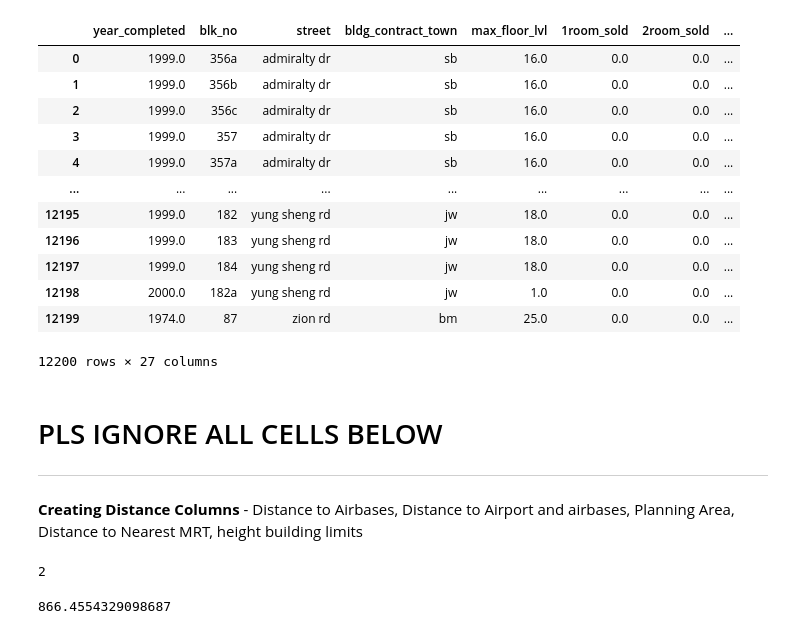
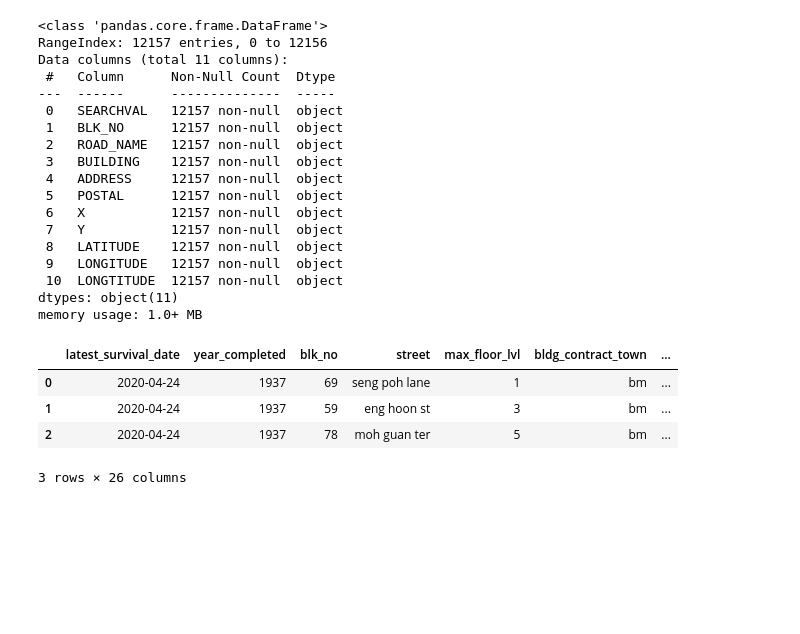
Before and after one commit to hesamuel/enbot, a Jupyter notebook: code/02_Scraping_OneMapSG.ipynb, the cells around one changed output. Saved outputs shown, nothing was run; the diff lists cells and outputs as text; code cells hidden in the pictures; blank space fills up the shorter version.

```diff
--- a/code/02_Scraping_OneMapSG.ipynb
+++ b/code/02_Scraping_OneMapSG.ipynb
@@ -34,2 +32,4 @@ demo_blocks_clean = pd.read_csv("../data/demo_blocks_clean.csv")
+# %%
+stand_blocks_clean = pd.read_csv("../data/stand_blocks_new_21April_5pm.csv")
 # %% [markdown]
 ---
@@ -89,17 +92,24 @@ def extract_address_data(ref_df):
     #FOR LOOP THROUGH EVERY ROW IN CHOSEN DATASET
     for row in range(ref_df.shape[0]):
         #CREATING QUERY STRINGS FOR THE API WRAPPER
-        query_string_detailed = str(ref_df.iloc[row]["blk_no"] + " "+ (ref_df.iloc[row]["street"]).upper())
-        query_string_street =  str((ref_df.iloc[row]["street"]).upper())
+        query_string_detailed = str(ref_df.iloc[row]["blk_no"] + " "+ (ref_df.iloc[row]["street"]).upper().split("/")[0])
+        query_string_street =  str((ref_df.iloc[row]["street"]).upper().split("/")[0])
 
         #THESE ARE EXCEPTIONS.
         #THAT IS: THESE STREETS DON'T EXIST ANYMORE
         #PLS TUNE THESE FOR EVERY DATASET
-        if query_string_street == "SILAT WALK":
+        if query_string_street == 'SILAT WALK ' :
             query_string_street = "SILAT AVE"
         if query_string_street == "NILE RD":
             query_string_street = "HAVELOCK VIEW"
-
+        if query_string_street == 'JLN MEMBINA BARAT ':
+            query_string_street = "JLN MEMBINA"
+        if query_string_street == 'FORFAR HOUSE':
+            query_string_street = "STRATHMORE AVE"
+        if query_string_street == 'TRONOH RD':
+            query_string_street = "BOON KENG RD"
+        if query_string_street == 'JLN PASAR BARU ':
+            query_string_street = "GEYLANG SERAI"
 
         #CONDITIONS IF SEARCH IS UNFUFILLED
         if Client.search(query_string_detailed)["results"]==[]:
@@ -258,19 +257,32 @@ Wall time: 4.77 µs
+# %%
+stand_locations.info()
+# %% [output]
+<class 'pandas.core.frame.DataFrame'>
+RangeIndex: 12157 entries, 0 to 12156
+Data columns (total 11 columns):
+ #   Column      Non-Null Count  Dtype
+---  ------      --------------  -----
+ 0   SEARCHVAL   12157 non-null  object
+ 1   BLK_NO      12157 non-null  object
+ 2   ROAD_NAME   12157 non-null  object
+ 3   BUILDING    12157 non-null  object
+ 4   ADDRESS     12157 non-null  object
+ 5   POSTAL      12157 non-null  object
+ 6   X           12157 non-null  object
+ 7   Y           12157 non-null  object
+ 8   LATITUDE    12157 non-null  object
+ 9   LONGITUDE   12157 non-null  object
+ 10  LONGTITUDE  12157 non-null  object
+dtypes: object(11)
+memory usage: 1.0+ MB
 # %%
 #CONCAT stand_locations TO stand_blocks_clean
 stand_blocks_plus = stand_blocks_clean.join(stand_locations)
-stand_blocks_plus
+stand_blocks_plus.head(3)
 # %% [output]
-|  | year_completed | blk_no | street | bldg_contract_town | max_floor_lvl | 1room_sold | 2room_sold | ... |
-| 0 | 1999.0 | 356a | admiralty dr | sb | 16.0 | 0.0 | 0.0 | ... |
-| 1 | 1999.0 | 356b | admiralty dr | sb | 16.0 | 0.0 | 0.0 | ... |
-| 2 | 1999.0 | 356c | admiralty dr | sb | 16.0 | 0.0 | 0.0 | ... |
-| 3 | 1999.0 | 357 | admiralty dr | sb | 16.0 | 0.0 | 0.0 | ... |
-| 4 | 1999.0 | 357a | admiralty dr | sb | 16.0 | 0.0 | 0.0 | ... |
-| ... | ... | ... | ... | ... | ... | ... | ... | ... |
-| 12195 | 1999.0 | 182 | yung sheng rd | jw | 18.0 | 0.0 | 0.0 | ... |
-| 12196 | 1999.0 | 183 | yung sheng rd | jw | 18.0 | 0.0 | 0.0 | ... |
-| 12197 | 1999.0 | 184 | yung sheng rd | jw | 18.0 | 0.0 | 0.0 | ... |
-| 12198 | 2000.0 | 182a | yung sheng rd | jw | 1.0 | 0.0 | 0.0 | ... |
-| 12199 | 1974.0 | 87 | zion rd | bm | 25.0 | 0.0 | 0.0 | ... |
+|  | latest_survival_date | year_completed | blk_no | street | max_floor_lvl | bldg_contract_town | ... |
+| 0 | 2020-04-24 | 1937 | 69 | seng poh lane | 1 | bm | ... |
+| 1 | 2020-04-24 | 1937 | 59 | eng hoon st | 3 | bm | ... |
+| 2 | 2020-04-24 | 1937 | 78 | moh guan ter | 5 | bm | ... |
-12200 rows × 27 columns
+3 rows × 26 columns
 # %%
@@ -283,10 +292,0 @@ stand_blocks_plus
-# %% [markdown]
-# PLS IGNORE ALL CELLS BELOW
-
----
-**Creating Distance Columns** - Distance to Airbases, Distance to Airport and airbases, Planning Area, Distance to Nearest MRT, height building limits
-# %%
-here = (1,2)
-here[1]
-# %% [output]
-2
@@ -315,7 +292,0 @@ def calculate_dist(loc_latlon, target_latlon):
-# %%
-#TESTING
-newport_ri_xy = (-71.312796, 41.49008) # (latitude, longitude) or (y,x)don't confuse
-cleveland_oh_xy = (-81.695391, 41.499498)
-print(distance(lonlat(*newport_ri_xy), lonlat(*cleveland_oh_xy)).kilometers)
-# %% [output]
-866.4554329098687
```
Also changed, not shown: parts of 19 cells of this notebook, 44 other files.
